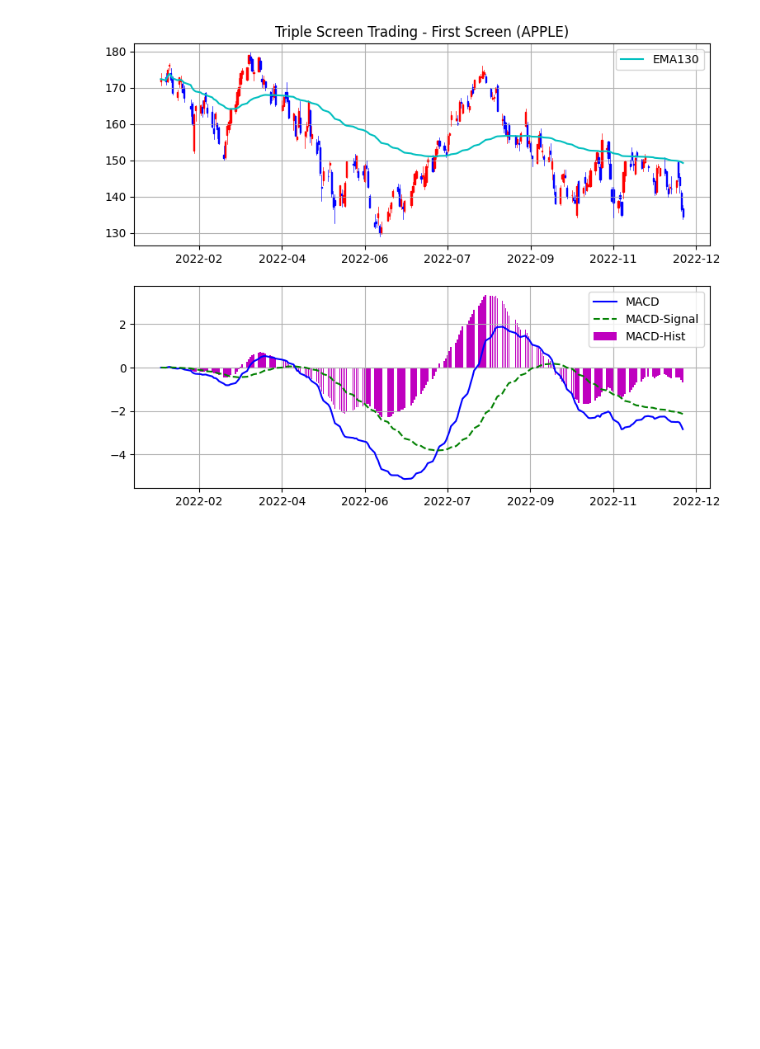
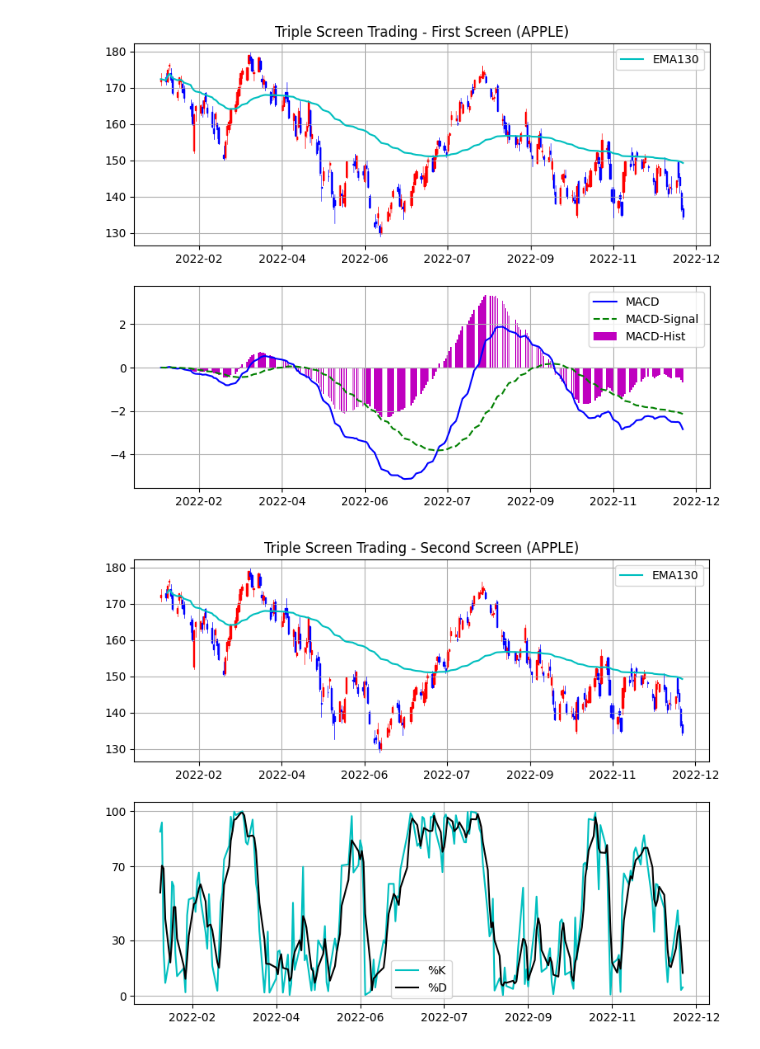
Before and after one commit to taewan2002/stock, a Jupyter notebook: Analysis.ipynb, the cells around one changed output. Saved outputs shown, nothing was run; the diff lists cells and outputs as text; code cells hidden in the pictures; blank space fills up the shorter version.

```diff
--- a/Analysis.ipynb
+++ b/Analysis.ipynb
@@ -472,3 +472,50 @@ plt.legend(loc="best")
 plt.show()
 # %% [output]
 [figure]
+# %%
+# 삼중창 매매 시스탬 - 두번째 창(시장 파동)
+# 오실레이터 -> 시장이 하락할 때 매수 기회, 시장이 상승할 때 매도 기회
+from pandas_datareader import data as pdr
+import yfinance as yf
+import matplotlib.pyplot as plt
+import matplotlib.dates as mdates
+from mplfinance.original_flavor import candlestick_ohlc
+yf.pdr_override()
+
+df = pdr.get_data_yahoo("AAPL","2022-02-04", progress = False)
+ema60 = df.Close.ewm(span=60).mean() # 종가의 12주 지수 이동평균
+ema130 = df.Close.ewm(span=130).mean() # 종가의 26주 지수 이동평균
+macd = ema60 - ema130 # macd선
+signal = macd.ewm(span=45).mean() # 신호선(macd의 9주 지수 이동평균선)
+macdhist = macd - signal # macd 히스토그램
+
+df = df.assign(ema60=ema60, ema130=ema130, macd=macd, signal=signal, macdhist=macdhist).dropna()
+df["Number"] = df.index.map(mdates.date2num)
+ohlc = df[["Number", "Open", "High", "Low", "Close"]]
+
+ndays_high = df.High.rolling(window=14, min_periods=1).max() # 14일 동안의 최댓값을 구한다
+ndays_low = df.Low.rolling(window=14, min_periods=1).min() # 14일 동안의 최솟값을 구한다.
+fast_k = (df.Close - ndays_low) / (ndays_high - ndays_low) * 100 # %k를 구한다.
+slow_d = fast_k.rolling(window=3).mean()
+df = df.assign(fast_k=fast_k, slow_d=slow_d).dropna()
+
+plt.figure(figsize=(9,7))
+p1 = plt.subplot(2, 1, 1)
+plt.title("Triple Screen Trading - Second Screen (APPLE)")
+plt.grid(True)
+candlestick_ohlc(p1, ohlc.values, width=.6, colorup="red", colordown="blue") # 차트 생성
+p1.xaxis.set_major_formatter(mdates.DateFormatter("%Y-%m"))
+plt.plot(df.Number, df["ema130"], color="c", label="EMA130")
+plt.legend(loc="best")
+
+p2 = plt.subplot(2, 1, 2)
+p2.xaxis.set_major_formatter(mdates.DateFormatter("%Y-%m"))
+plt.grid(True)
+plt.plot(df.Number, df["fast_k"], color="c", label="%K")
+plt.plot(df.Number, df["slow_d"], color="k", label="%D")
+plt.yticks([0,30,70,100])
+plt.legend(loc="best")
+plt.show()
+# 130일 지수 이동 평균이 상승하고 있을 때 스토캐스틱이 30 아래로 내려가면 매수 기회, 하락하고 있을 때 70위로 올라가면 매도 기회
+# %% [output]
+[figure, added]
```
